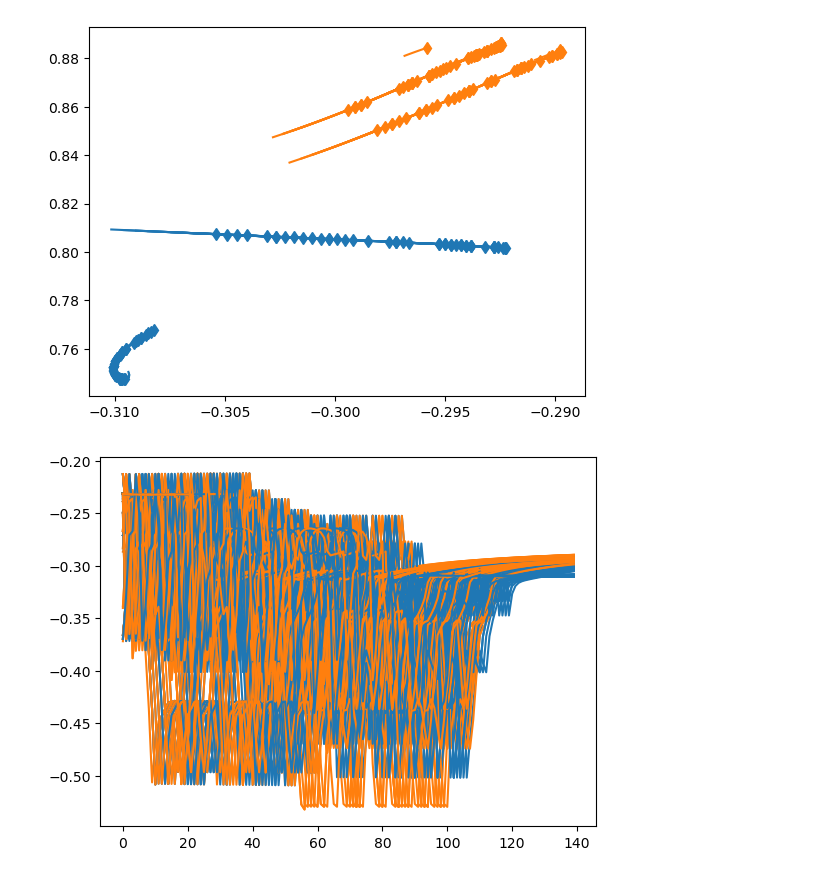
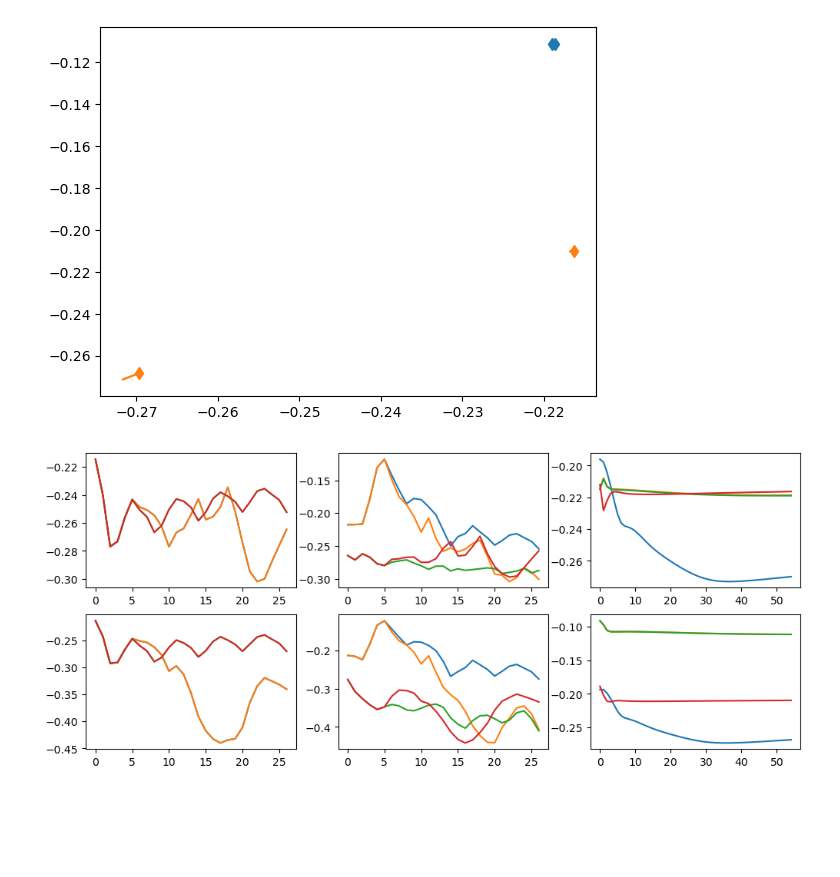
Before and after one commit to gerome-andry/RNN-dynamics, a Jupyter notebook: test.ipynb, the cells around one changed output. Saved outputs shown, nothing was run; the diff lists cells and outputs as text; code cells hidden in the pictures; blank space fills up the shorter version.

```diff
--- a/test.ipynb
+++ b/test.ipynb
@@ -61,7 +64,7 @@ with torch.no_grad():
 # %%
 d,l = task.get_batch(1)
 
-delay = 1000
+delay = 0
 with torch.no_grad():
     d = d.cuda()
     d = nn.functional.pad(d,(0,0,0,delay))
@@ -71,12 +74,13 @@ with torch.no_grad():
     FreqDiscr.show_pred(traj.squeeze().cpu(),l[0],d.squeeze().cpu())
     plt.show()
     vec = torch.cat((d[0].T,out_t[0].T),dim=0)
-#     cc = torch.corrcoef(vec)[:,0]
-#     idx = torch.argsort(cc.abs(), descending=True)
+    cc = torch.corrcoef(vec)[:,0]
+    print(vec[1:].var(dim=1))
+    idx = torch.argsort(cc.abs(), descending=True)
     plt.imshow(vec[idx[1:]].cpu(), interpolation='none', aspect='auto')
     plt.colorbar()
     plt.show()
-    for t in vec[idx[50:66]]:
+    for t in vec[idx[-10:]]:
         plt.plot(t.cpu())
     plt.show()
 # %% [output]
@@ -98,7 +105,7 @@ class LayerNorm(nn.Module):
 class LowDimProj(nn.Module):
     def __init__(self, high_sz, proj_sz, hidden):
         super().__init__()
-        self.act = nn.Tanh()
+        self.act = nn.Identity()
         self.encoder = nn.ModuleList([nn.Linear(i,j) for i,j in zip((high_sz,)+hidden, hidden+(proj_sz,))])
         hidden = tuple(reversed(hidden))
         self.decoder = nn.ModuleList([nn.Linear(i,j) for i,j in zip((proj_sz,)+hidden, hidden+(high_sz,))])
@@ -123,9 +130,9 @@ class LowDimProj(nn.Module):
         return Loss(self.decode(z),x) + w*z.norm()
 
 
-trajNet = LowDimProj(128, 2, (64,32,16,8)).to(CONFIG['device'])
+trajNet = LowDimProj(16, 2, (64,32,16,8)).to(CONFIG['device'])
 epoch = 2048
-batch = 512
+batch = 256
 optim = torch.optim.AdamW(trajNet.parameters(), lr=1e-4, weight_decay=1e-4)
 evaluate = 1024
 data_eval, l_eval = task.get_batch(10)
@@ -188,47 +195,59 @@ for e in (pbar := trange(epoch)):
 #     plt.show()
 #     for p in proj:
 #         plt.plot(p[10:,0].cpu())
 #     plt.show()
 #     for p in proj:
 #         plt.plot(p[10:,1].cpu())
 #     plt.show()
 
 #     x, idx = torch.sort(proj[:,0,0])
 #     plt.plot(x.cpu(),proj[idx,0,1].cpu(), marker='d', markersize=10)
 #     plt.show()
 
 #     x, idx = torch.sort(proj[:,-1,0])
 #     plt.plot(x.cpu(),proj[idx,-1,1].cpu(), marker='d', markersize=10)
 #     plt.show()
 
 data_eval,l = task.get_batch(200)
 data_eval = data_eval.to(CONFIG['device'])
+
+data_eval = torch.zeros((4,150,1))
+l = torch.zeros((4,150,1))
+data_eval[:2,10:10+27,0] = FreqDiscr.grouped()
+data_eval[1,10+27+20:10+27*2+20,0] = FreqDiscr.grouped()
+data_eval[-1,10+27+20:10+27*2+20,0] = FreqDiscr.grouped()
+data_eval[-2:,10:10+27,0] = FreqDiscr.evenly()
+data_eval[0,10+27+20:10+27*2+20,0] = FreqDiscr.evenly()
+data_eval[-2,10+27+20:10+27*2+20,0] = FreqDiscr.evenly()
+l[1:3,10+27*2+20+10:] = 1
+data_eval = data_eval.to(CONFIG['device'])
+# for d in data_eval:
+#     plt.plot(d.cpu())
+# plt.show()
 see_t = 10
 with torch.no_grad():
     data_eval = rnn(data_eval)[0]
     proj = trajNet.encode(data_eval)
 
     for i,p in enumerate(proj):
         col = 'C0' if l[i,-1]==1 else 'C1'
         plt.plot(p[-see_t:,0].cpu(),p[-see_t:,1].cpu(),col)
         plt.plot(p[-1,0].cpu(),p[-1,1].cpu(), f'{col}d')
     plt.show()
-    for i,p in enumerate(proj):
-        col = 'C0' if l[i,-1]==1 else 'C1'
-        plt.plot(p[10:,0].cpu(),col)
+
+    first = [10, 10+27+20, 10+27*2+20+10]
+    last = [10+27, 10+27*2+20, -1]
+    k = 0
+    f,ax = plt.subplots(2,3, figsize=(12,5))
+    for f,e in zip(first,last):
+        for i,p in enumerate(proj):
+            col = 'C0' if l[i,-1]==1 else 'C1'
+            ax[0,k].plot(p[f:e,0].cpu())#,col)
+        for i,p in enumerate(proj):
+            col = 'C0' if l[i,-1]==1 else 'C1'
+            ax[1,k].plot(p[f:e,1].cpu())#,col)
+        k += 1
     plt.show()
-    for i,p in enumerate(proj):
-        col = 'C0' if l[i,-1]==1 else 'C1'
-        plt.plot(p[10:,1].cpu(),col)
-    plt.show()
-
-    x, idx = torch.sort(proj[:,0,0])
-    plt.plot(x.cpu(),proj[idx,0,1].cpu(), marker='d', markersize=10)
-    plt.show()
-
-    x, idx = torch.sort(proj[:,-1,0])
-    plt.plot(x.cpu(),proj[idx,-1,1].cpu(), marker='d', markersize=10)
-    plt.show()
 # %% [output]
-[figure, old version]
+[figure, new version]
-[figure, old version]
+[figure, new version]
```
Also changed, not shown: parts of 5 cells of this notebook, 2 other files.
